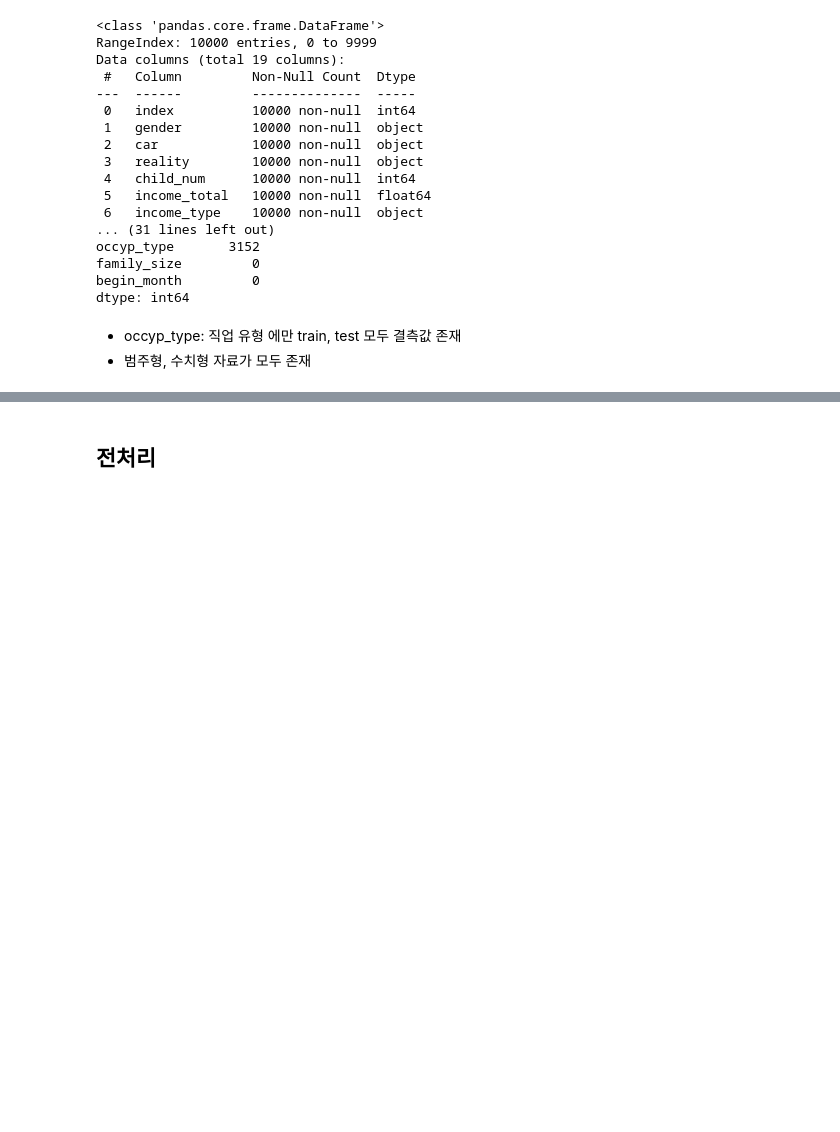
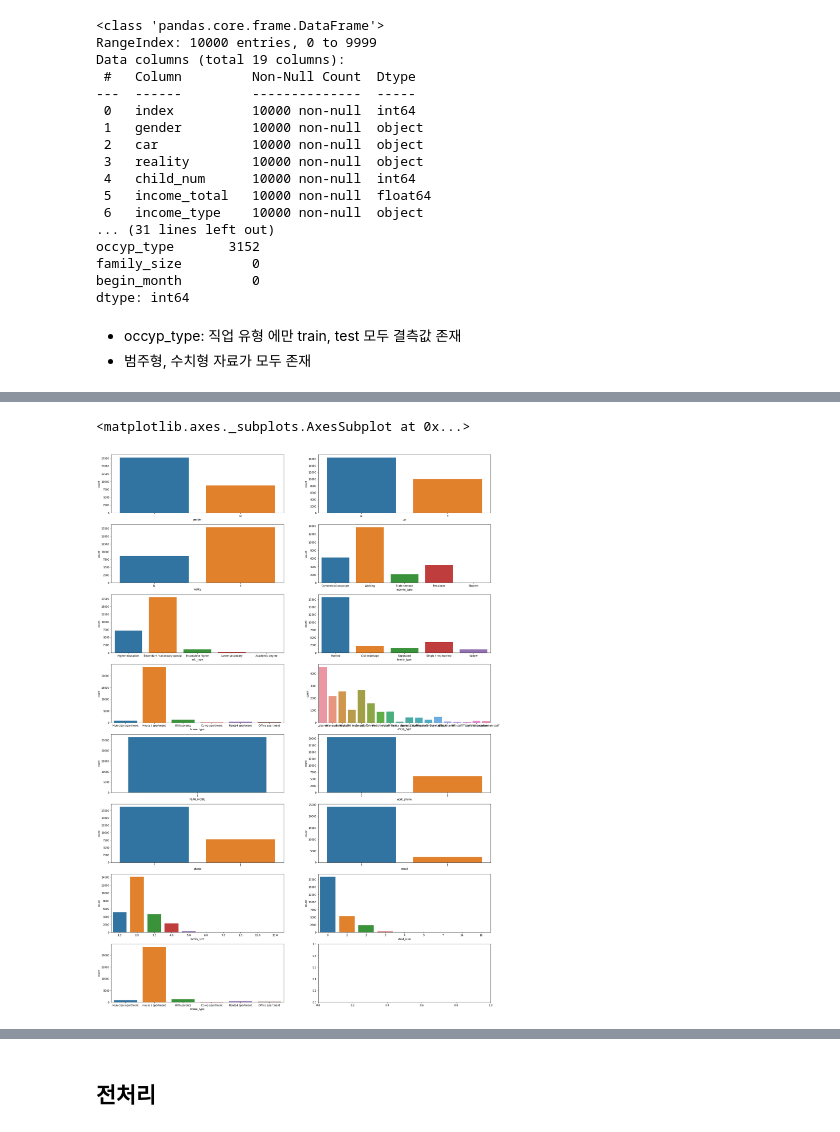
Before and after one commit to SungaHwang/ML_practice, a Jupyter notebook: LDA,QDA_신용카드연체예측.ipynb, the cells around one changed output, grey strips where cells are left out. Saved outputs shown, nothing was run; the diff lists cells and outputs as text; code cells hidden in the pictures; blank space fills up the shorter version.

```diff
--- a/LDA,QDA_신용카드연체예측.ipynb
+++ b/LDA,QDA_신용카드연체예측.ipynb
@@ -210,0 +225,20 @@ dtype: int64
+# %%
+fig,axes = plt.subplots(nrows=8,ncols=2,figsize=(27,40))
+sns.countplot(x="gender",data= train,ax=axes[0,0])
+sns.countplot(x="car", data= train, ax=axes[0,1])
+sns.countplot(x="reality", data= train,ax=axes[1,0])
+sns.countplot(x="income_type", data= train,ax=axes[1,1])
+sns.countplot(x="edu_type", data= train,ax=axes[2,0])
+sns.countplot(x="family_type", data= train,ax=axes[2,1])
+sns.countplot(x="house_type", data= train,ax=axes[3,0])
+sns.countplot(x="occyp_type", data= train,ax=axes[3,1])
+sns.countplot(x="FLAG_MOBIL", data= train,ax=axes[4,0])
+sns.countplot(x="work_phone", data= train,ax=axes[4,1])
+sns.countplot(x="phone", data= train,ax=axes[5,0])
+sns.countplot(x="email", data= train,ax=axes[5,1])
+sns.countplot(x="family_size", data= train,ax=axes[6,0])
+sns.countplot(x="child_num",data= train,ax=axes[6,1])
+sns.countplot(x="house_type", data= train,ax=axes[7,0])
+# %% [output]
+<matplotlib.axes._subplots.AxesSubplot at 0x...>
+[figure, added]
```
Also changed, not shown: parts of 23 cells of this notebook.
